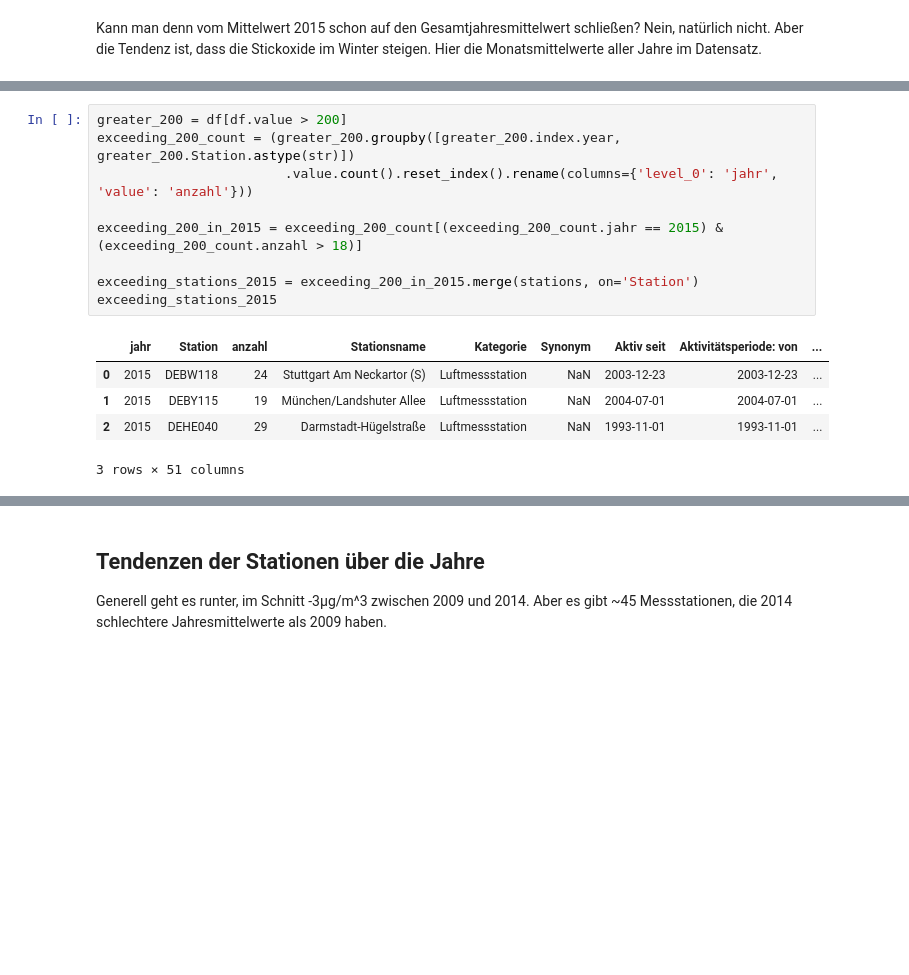
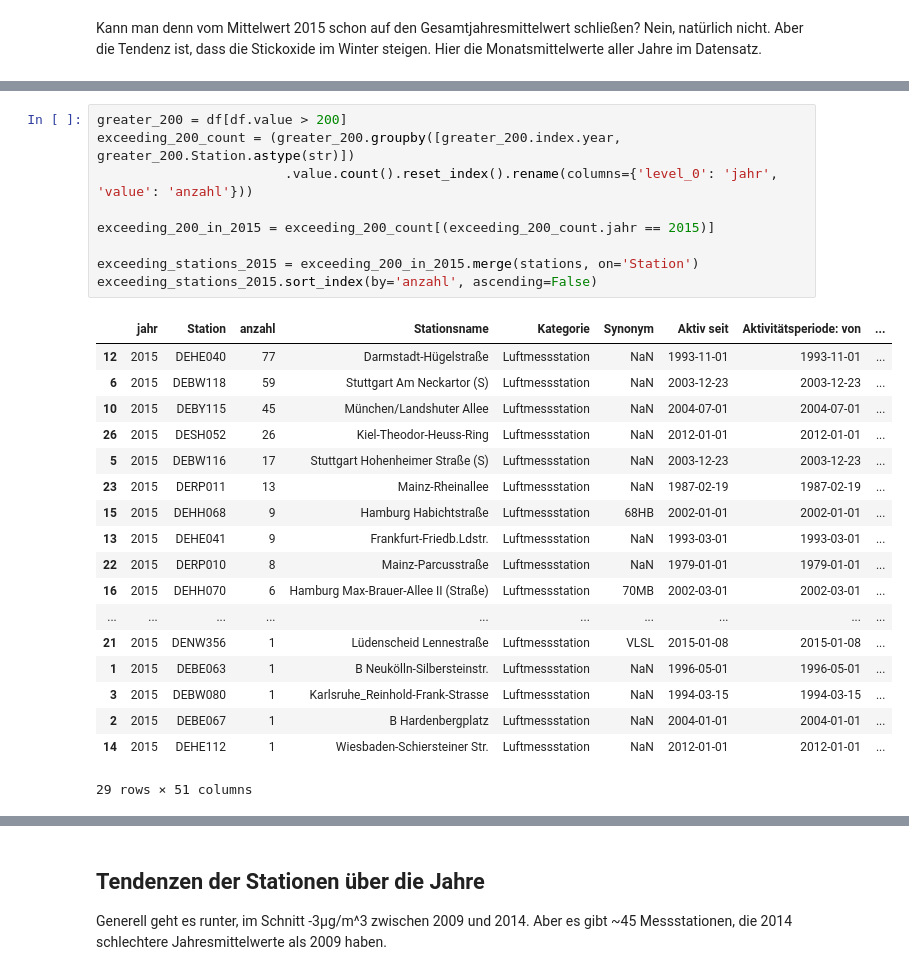
Before and after one commit to correctiv/stickoxide-notebook, a Jupyter notebook: stickoxide.ipynb, the cells around one changed output, grey strips where cells are left out. Cells and saved outputs as stored; diff of their text form; blank space fills up the shorter version.

```diff
--- a/stickoxide.ipynb
+++ b/stickoxide.ipynb
@@ -369,15 +401,28 @@ Alle diese Stationen haben auch Jahresgrenzwerte von > 40 (Daten bis 31.7.)
 # %%
 greater_200 = df[df.value > 200]
 exceeding_200_count = (greater_200.groupby([greater_200.index.year, greater_200.Station.astype(str)])
                         .value.count().reset_index().rename(columns={'level_0': 'jahr', 'value': 'anzahl'}))
 
-exceeding_200_in_2015 = exceeding_200_count[(exceeding_200_count.jahr == 2015) & (exceeding_200_count.anzahl > 18)]
+exceeding_200_in_2015 = exceeding_200_count[(exceeding_200_count.jahr == 2015)]
 
 exceeding_stations_2015 = exceeding_200_in_2015.merge(stations, on='Station')
-exceeding_stations_2015
+exceeding_stations_2015.sort_index(by='anzahl', ascending=False)
 # %% [output]
 |  | jahr | Station | anzahl | Stationsname | Kategorie | Synonym | Aktiv seit | Aktivitätsperiode: von | ... |
-| 0 | 2015 | DEBW118 | 24 | Stuttgart Am Neckartor (S) | Luftmessstation | NaN | 2003-12-23 | 2003-12-23 | ... |
-| 1 | 2015 | DEBY115 | 19 | München/Landshuter Allee | Luftmessstation | NaN | 2004-07-01 | 2004-07-01 | ... |
-| 2 | 2015 | DEHE040 | 29 | Darmstadt-Hügelstraße | Luftmessstation | NaN | 1993-11-01 | 1993-11-01 | ... |
+| 12 | 2015 | DEHE040 | 77 | Darmstadt-Hügelstraße | Luftmessstation | NaN | 1993-11-01 | 1993-11-01 | ... |
+| 6 | 2015 | DEBW118 | 59 | Stuttgart Am Neckartor (S) | Luftmessstation | NaN | 2003-12-23 | 2003-12-23 | ... |
+| 10 | 2015 | DEBY115 | 45 | München/Landshuter Allee | Luftmessstation | NaN | 2004-07-01 | 2004-07-01 | ... |
+| 26 | 2015 | DESH052 | 26 | Kiel-Theodor-Heuss-Ring | Luftmessstation | NaN | 2012-01-01 | 2012-01-01 | ... |
+| 5 | 2015 | DEBW116 | 17 | Stuttgart Hohenheimer Straße (S) | Luftmessstation | NaN | 2003-12-23 | 2003-12-23 | ... |
+| 23 | 2015 | DERP011 | 13 | Mainz-Rheinallee | Luftmessstation | NaN | 1987-02-19 | 1987-02-19 | ... |
+| 15 | 2015 | DEHH068 | 9 | Hamburg Habichtstraße | Luftmessstation | 68HB | 2002-01-01 | 2002-01-01 | ... |
+| 13 | 2015 | DEHE041 | 9 | Frankfurt-Friedb.Ldstr. | Luftmessstation | NaN | 1993-03-01 | 1993-03-01 | ... |
+| 22 | 2015 | DERP010 | 8 | Mainz-Parcusstraße | Luftmessstation | NaN | 1979-01-01 | 1979-01-01 | ... |
+| 16 | 2015 | DEHH070 | 6 | Hamburg Max-Brauer-Allee II (Straße) | Luftmessstation | 70MB | 2002-03-01 | 2002-03-01 | ... |
+| ... | ... | ... | ... | ... | ... | ... | ... | ... | ... |
+| 21 | 2015 | DENW356 | 1 | Lüdenscheid Lennestraße | Luftmessstation | VLSL | 2015-01-08 | 2015-01-08 | ... |
+| 1 | 2015 | DEBE063 | 1 | B Neukölln-Silbersteinstr. | Luftmessstation | NaN | 1996-05-01 | 1996-05-01 | ... |
+| 3 | 2015 | DEBW080 | 1 | Karlsruhe_Reinhold-Frank-Strasse | Luftmessstation | NaN | 1994-03-15 | 1994-03-15 | ... |
+| 2 | 2015 | DEBE067 | 1 | B Hardenbergplatz | Luftmessstation | NaN | 2004-01-01 | 2004-01-01 | ... |
+| 14 | 2015 | DEHE112 | 1 | Wiesbaden-Schiersteiner Str. | Luftmessstation | NaN | 2012-01-01 | 2012-01-01 | ... |
-3 rows × 51 columns
+29 rows × 51 columns
```
Also changed, not shown: parts of 53 cells of this notebook.
